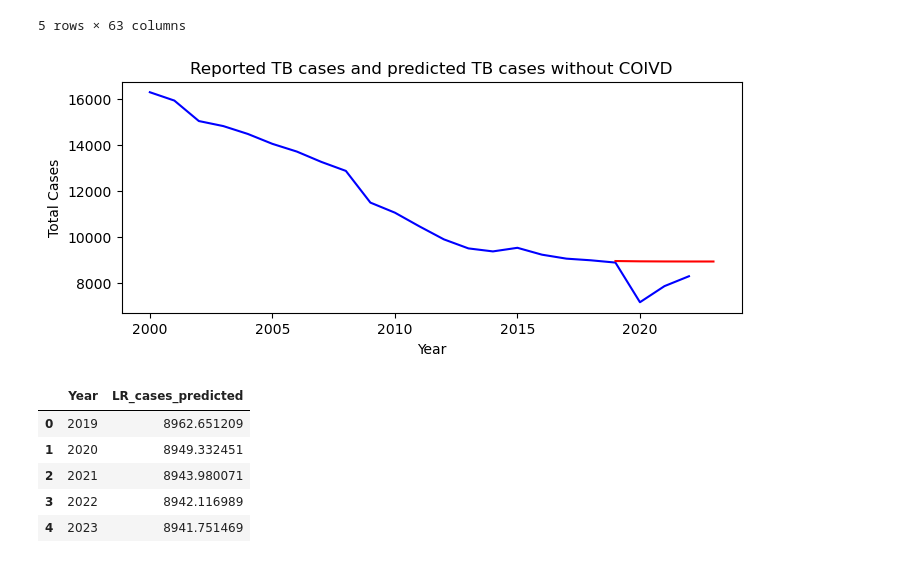
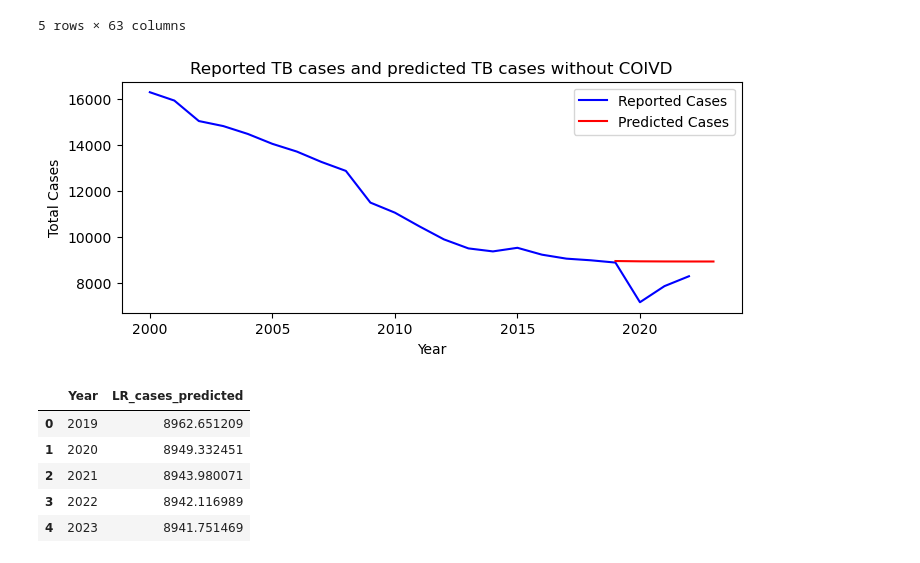
Before and after one commit to henniferkay/tbUS, a Jupyter notebook: linear_reg_cases.ipynb, the cells around one changed output. Drawn from its saved outputs; the diff is of its cells as text; code cells hidden in the pictures.

Commit message:
improved notebook that exports image file

```diff
--- a/linear_reg_cases.ipynb
+++ b/linear_reg_cases.ipynb
@@ -514,15 +511,17 @@ tb_df_grouped.head()
 # %%
 #make a graph to show the actaul data sorted by year and predictions
 import matplotlib.pyplot as plt
 
 plt.figure(figsize=(8, 3))
 
 plt.plot(tb_df_grouped['Year'], tb_df_grouped['Sum'], label='Reported Cases', color='blue')
 plt.plot(tb_predictions['Year'], tb_predictions['LR_cases_predicted'], label='Predicted Cases', color='red')
 plt.xlabel('Year')
 plt.ylabel('Total Cases')
 plt.title('Reported TB cases and predicted TB cases without COIVD')
 
+plt.legend()
+plt.savefig('Resources/actual_vs_predicted.png', bbox_inches='tight', dpi=300)
 plt.show()
 # %% [output]
-[figure, old version]
+[figure, new version]
```
Also changed, not shown: parts of 6 cells of this notebook, 2 other files.
